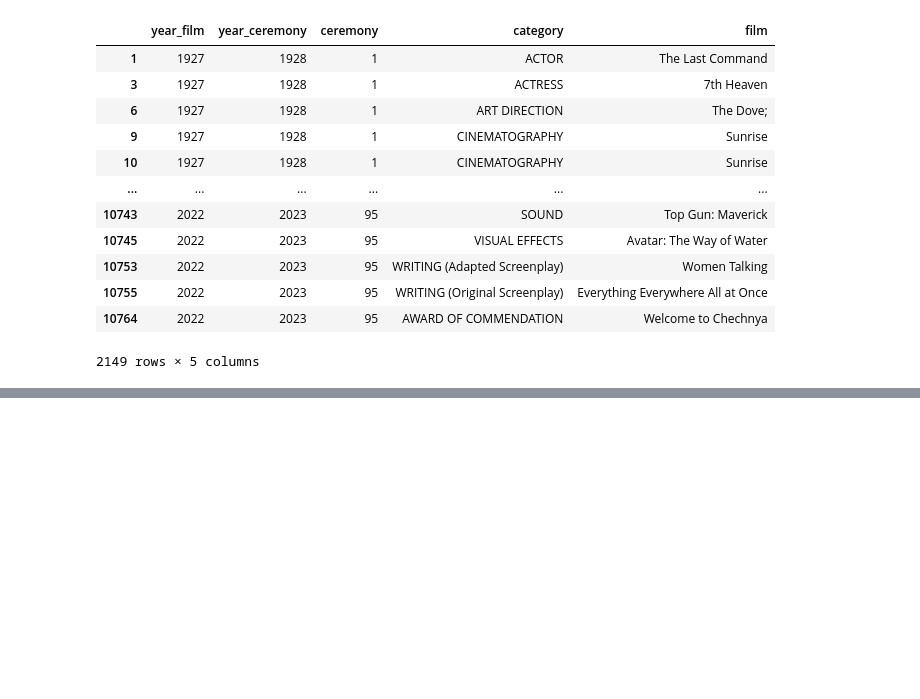
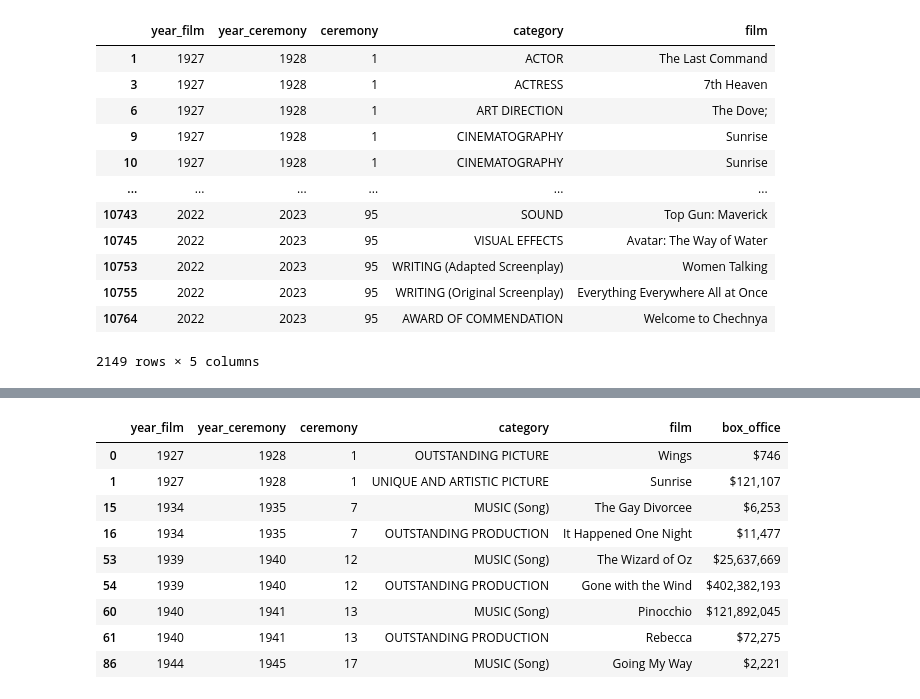
Before and after one commit to davidfernandez1619/ETL_project, a Jupyter notebook: Oscars dataset.ipynb, the cells around one changed output, grey strips where cells are left out. Drawn from its saved outputs; the diff is of its cells as text; code cells hidden in the pictures; blank space fills up the shorter version.

```diff
--- a/Oscars dataset.ipynb
+++ b/Oscars dataset.ipynb
@@ -117,0 +189,13 @@ finaldf # This is my final dataframe
+# %%
+finaldf_verdadero = finaldf[~finaldf['box_office'].isnull()]
+# %% [output]
+|  | year_film | year_ceremony | ceremony | category | film | box_office |
+| 0 | 1927 | 1928 | 1 | OUTSTANDING PICTURE | Wings | $746 |
+| 1 | 1927 | 1928 | 1 | UNIQUE AND ARTISTIC PICTURE | Sunrise | $121,107 |
+| 15 | 1934 | 1935 | 7 | MUSIC (Song) | The Gay Divorcee | $6,253 |
+| 16 | 1934 | 1935 | 7 | OUTSTANDING PRODUCTION | It Happened One Night | $11,477 |
+| 53 | 1939 | 1940 | 12 | MUSIC (Song) | The Wizard of Oz | $25,637,669 |
+| 54 | 1939 | 1940 | 12 | OUTSTANDING PRODUCTION | Gone with the Wind | $402,382,193 |
+| 60 | 1940 | 1941 | 13 | MUSIC (Song) | Pinocchio | $121,892,045 |
+| 61 | 1940 | 1941 | 13 | OUTSTANDING PRODUCTION | Rebecca | $72,275 |
+| 86 | 1944 | 1945 | 17 | MUSIC (Song) | Going My Way | $2,221 |
```
Also changed, not shown: parts of 9 cells of this notebook.
